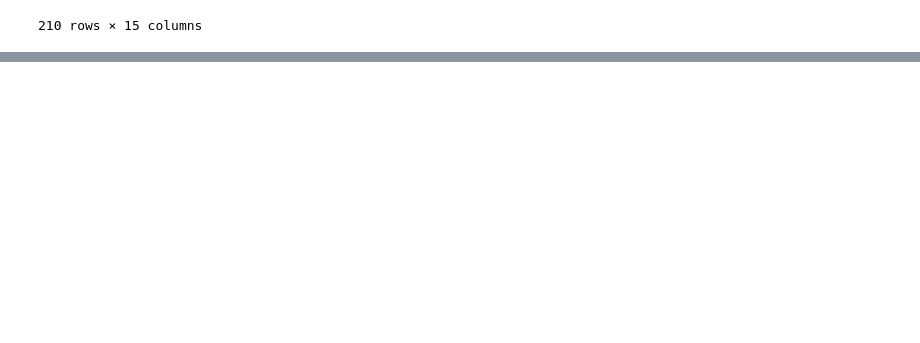
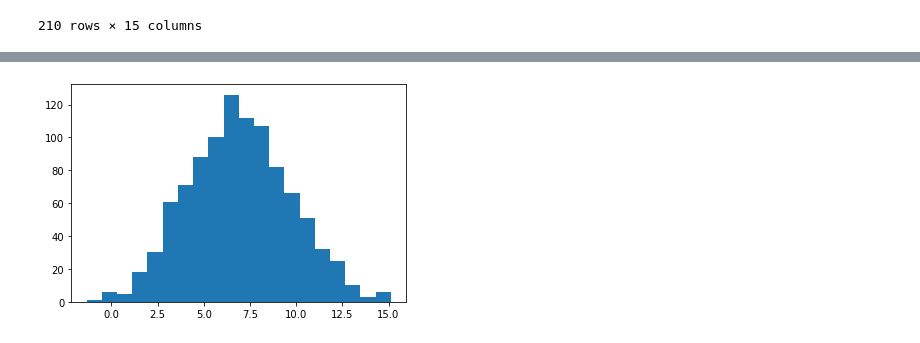
Before and after one commit to doodymack/Prog_for-Data_Analy_Project_21-22, a Jupyter notebook: Simulation_Notebook.ipynb, the cells around one changed output, grey strips where cells are left out. Saved outputs shown, nothing was run; the diff lists cells and outputs as text; code cells hidden in the pictures; blank space fills up the shorter version.

```diff
--- a/Simulation_Notebook.ipynb
+++ b/Simulation_Notebook.ipynb
@@ -26,0 +187,8 @@ df
+# %%
+# create a random array with the mean and std. dev. of the original data
+Public_health_expenditure_percent_GDP = np.random.normal(loc=6.767980, scale=2.838771, size=1000)
+# %%
+plt.hist(Public_health_expenditure_percent_GDP, bins = 20)
+plt.show()
+# %% [output]
+[figure, added]
```
Also changed, not shown: parts of 28 cells of this notebook, 6 other files.
